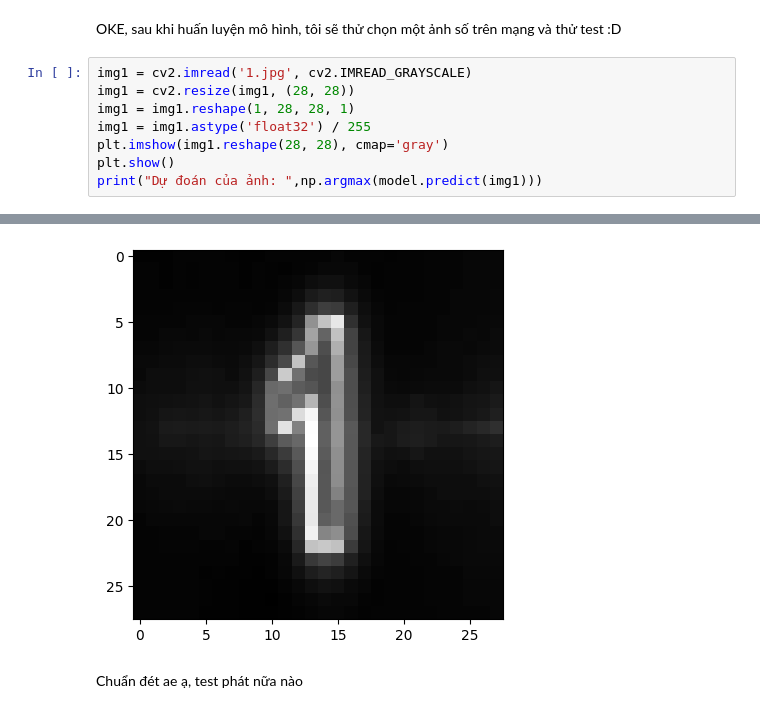
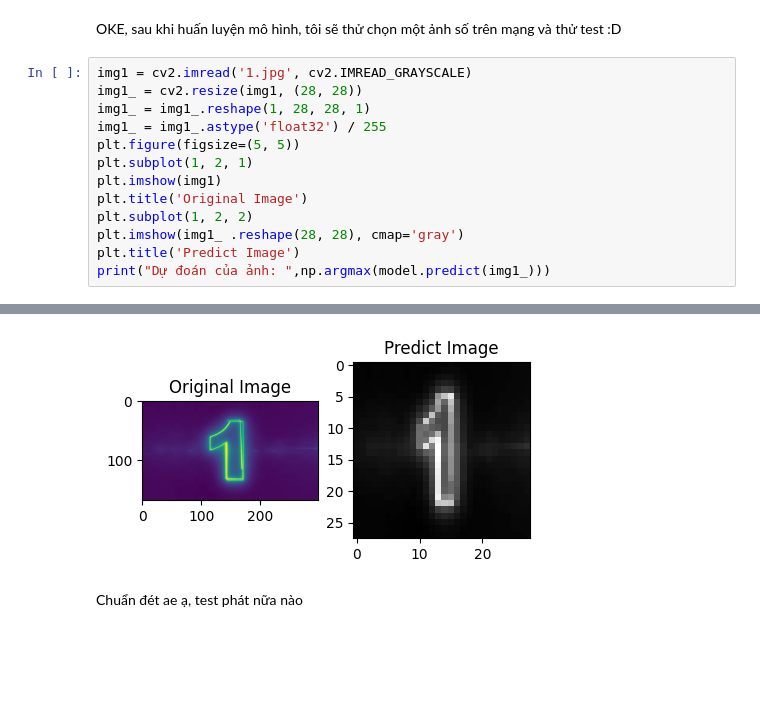
Before and after one commit to VuThanhLam124/Machine-Learning-Simple, a Jupyter notebook: CNN.ipynb, the cells around one changed output, grey strips where cells are left out. Saved outputs shown, nothing was run; the diff lists cells and outputs as text; blank space fills up the shorter version.

```diff
--- a/CNN.ipynb
+++ b/CNN.ipynb
@@ -349,10 +349,15 @@ Epoch 10/10
 OKE, sau khi huấn luyện mô hình, tôi sẽ thử chọn một ảnh số trên mạng và thử test :D
 # %%
 img1 = cv2.imread('1.jpg', cv2.IMREAD_GRAYSCALE)
-img1 = cv2.resize(img1, (28, 28))
-img1 = img1.reshape(1, 28, 28, 1)
-img1 = img1.astype('float32') / 255
-plt.imshow(img1.reshape(28, 28), cmap='gray')
-plt.show()
-print("Dự đoán của ảnh: ",np.argmax(model.predict(img1)))
+img1_ = cv2.resize(img1, (28, 28))
+img1_ = img1_.reshape(1, 28, 28, 1)
+img1_ = img1_.astype('float32') / 255
+plt.figure(figsize=(5, 5))
+plt.subplot(1, 2, 1)
+plt.imshow(img1)
+plt.title('Original Image')
+plt.subplot(1, 2, 2)
+plt.imshow(img1_ .reshape(28, 28), cmap='gray')
+plt.title('Predict Image')
+print("Dự đoán của ảnh: ",np.argmax(model.predict(img1_)))
 # %% [output]
@@ -359,4 +366,4 @@ print("Dự đoán của ảnh: ",np.argmax(model.predict(img1)))
-[figure, old version]
+[figure, new version]
 # %% [markdown]
 Chuẩn đét ae ạ, test phát nữa nào
 # %%
```
Also changed, not shown: parts of 2 cells of this notebook.
